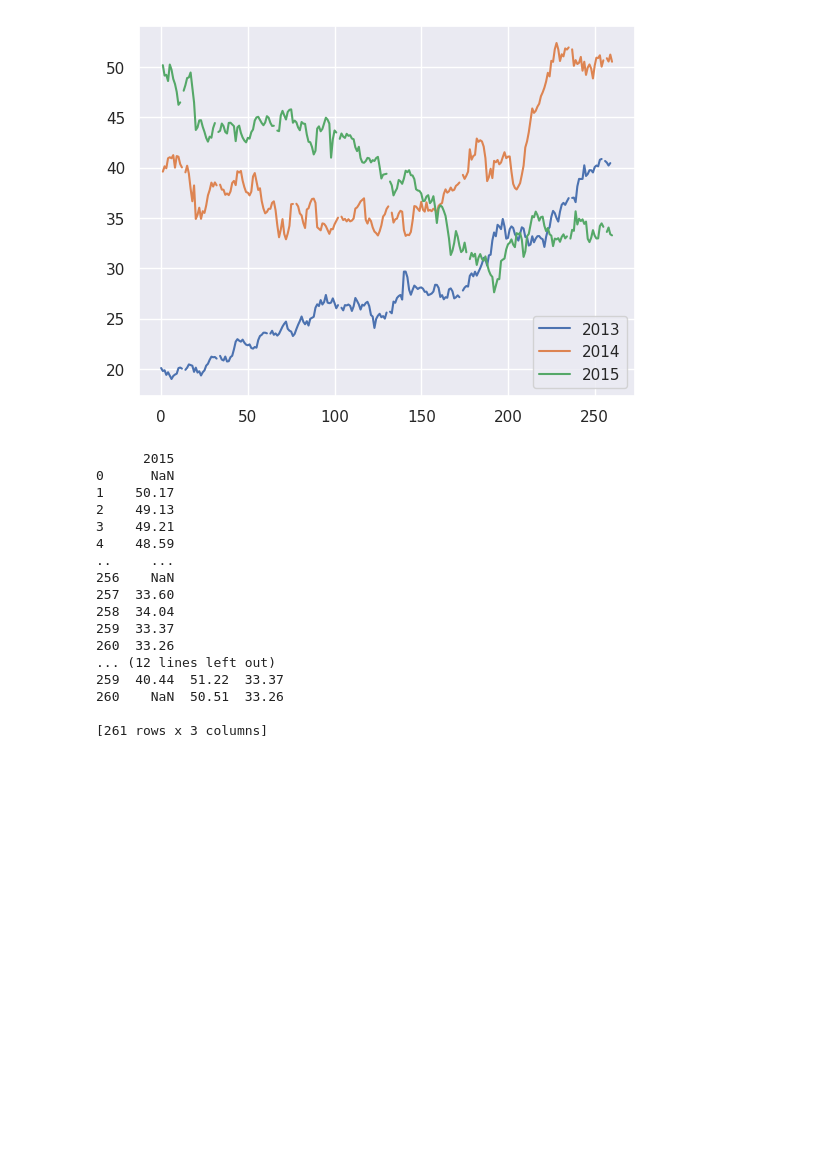
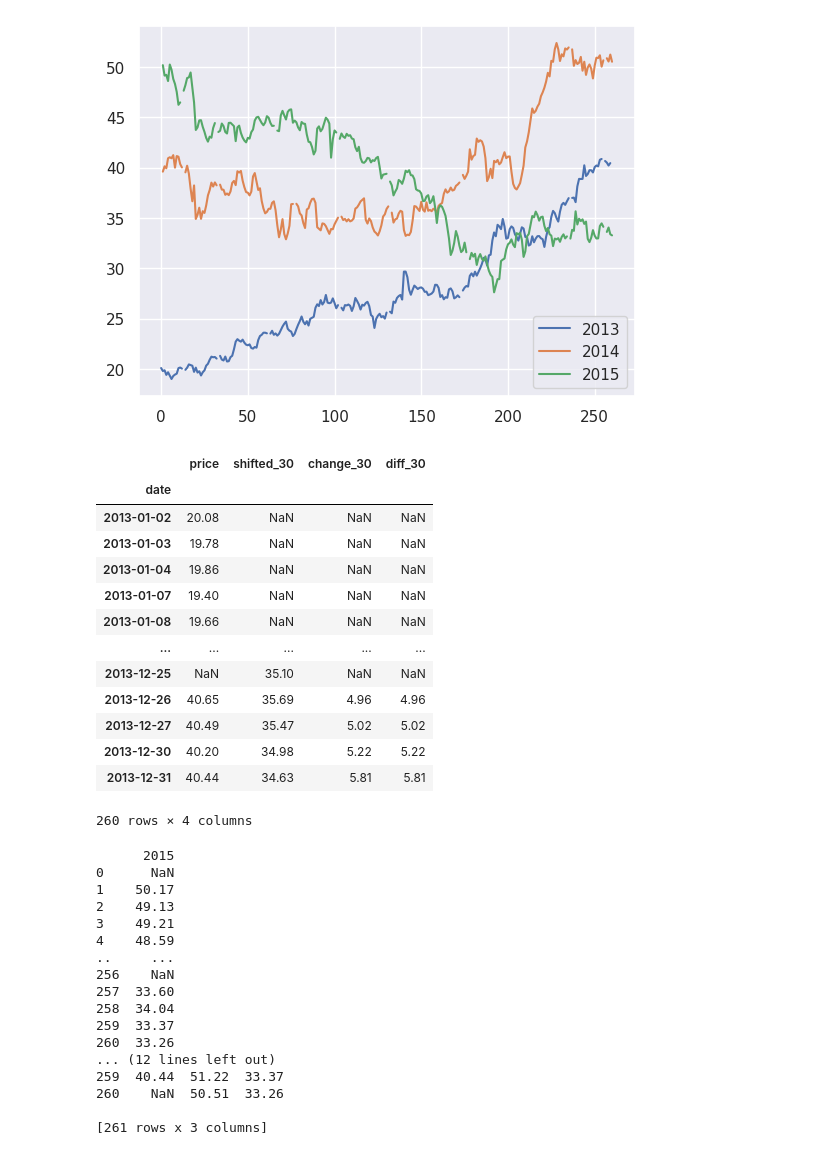
Before and after one commit to MeghanGH/time-series-with-python, a Jupyter notebook: Manipulating_time_series_data_in_python.ipynb, the cells around one changed output. Saved outputs shown, nothing was run; the diff lists cells and outputs as text; code cells hidden in the pictures; blank space fills up the shorter version.

```diff
--- a/Manipulating_time_series_data_in_python.ipynb
+++ b/Manipulating_time_series_data_in_python.ipynb
@@ -126,6 +126,23 @@ print(price_per_year)
 print(prices)
 # %% [output]
 [figure]
+# %%
+yahoo.loc['2013']
+# %% [output]
+|  | price | shifted_30 | change_30 | diff_30 |
+| date |  |  |  |  |
+| 2013-01-02 | 20.08 | NaN | NaN | NaN |
+| 2013-01-03 | 19.78 | NaN | NaN | NaN |
+| 2013-01-04 | 19.86 | NaN | NaN | NaN |
+| 2013-01-07 | 19.40 | NaN | NaN | NaN |
+| 2013-01-08 | 19.66 | NaN | NaN | NaN |
+| ... | ... | ... | ... | ... |
+| 2013-12-25 | NaN | 35.10 | NaN | NaN |
+| 2013-12-26 | 40.65 | 35.69 | 4.96 | 4.96 |
+| 2013-12-27 | 40.49 | 35.47 | 5.02 | 5.02 |
+| 2013-12-30 | 40.20 | 34.98 | 5.22 | 5.22 |
+| 2013-12-31 | 40.44 | 34.63 | 5.81 | 5.81 |
+260 rows × 4 columns
 # %%
 yahoo.loc['2013', 'price']
 # %% [output]
```
Also changed, not shown: parts of 4 cells of this notebook.
